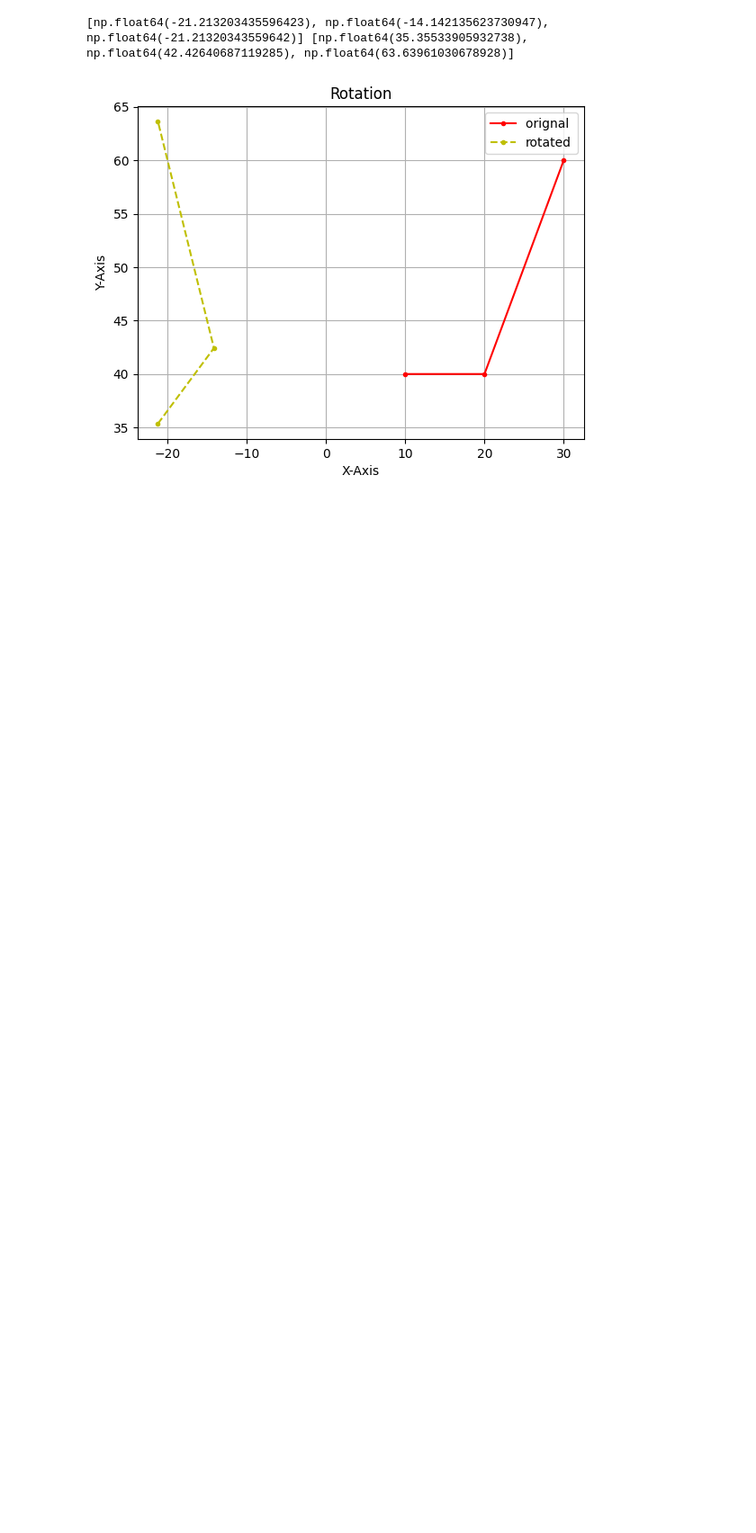
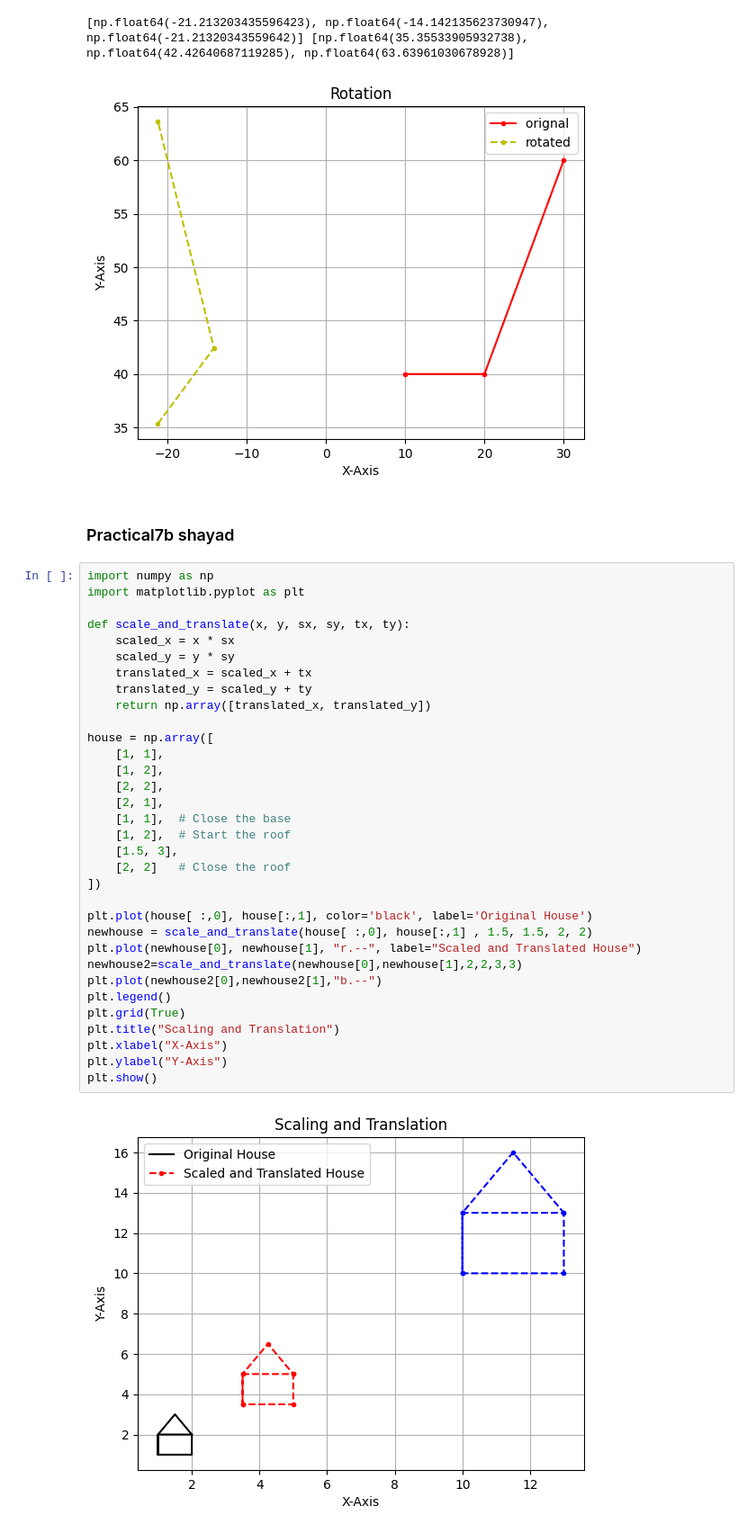
Before and after one commit to RitekPillai/CGPracticals, a Jupyter notebook: MatPlotCourse.ipynb, the cells around one changed output. Shown: that part at 90% size. Saved outputs shown, nothing was run; the diff lists cells and outputs as text; blank space fills up the shorter version.

```diff
--- a/MatPlotCourse.ipynb
+++ b/MatPlotCourse.ipynb
@@ -316,3 +318,40 @@ plt.show()
 # %% [output]
 [np.float64(-21.213203435596423), np.float64(-14.142135623730947), np.float64(-21.21320343559642)] [np.float64(35.35533905932738), np.float64(42.42640687119285), np.float64(63.63961030678928)]
 [figure]
+# %% [markdown]
+### Practical7b shayad
+# %%
+import numpy as np
+import matplotlib.pyplot as plt
+
+def scale_and_translate(x, y, sx, sy, tx, ty):
+    scaled_x = x * sx
+    scaled_y = y * sy
+    translated_x = scaled_x + tx
+    translated_y = scaled_y + ty
+    return np.array([translated_x, translated_y])
+
+house = np.array([
+    [1, 1],
+    [1, 2],
+    [2, 2],
+    [2, 1],
+    [1, 1],  # Close the base
+    [1, 2],  # Start the roof
+    [1.5, 3],
+    [2, 2]   # Close the roof
+])
+
+plt.plot(house[ :,0], house[:,1], color='black', label='Original House')
+newhouse = scale_and_translate(house[ :,0], house[:,1] , 1.5, 1.5, 2, 2)
+plt.plot(newhouse[0], newhouse[1], "r.--", label="Scaled and Translated House")
+newhouse2=scale_and_translate(newhouse[0],newhouse[1],2,2,3,3)
+plt.plot(newhouse2[0],newhouse2[1],"b.--")
+plt.legend()
+plt.grid(True)
+plt.title("Scaling and Translation")
+plt.xlabel("X-Axis")
+plt.ylabel("Y-Axis")
+plt.show()
+# %% [output]
+[figure, added]
```
Also changed, not shown: parts of 1 cell of this notebook.
